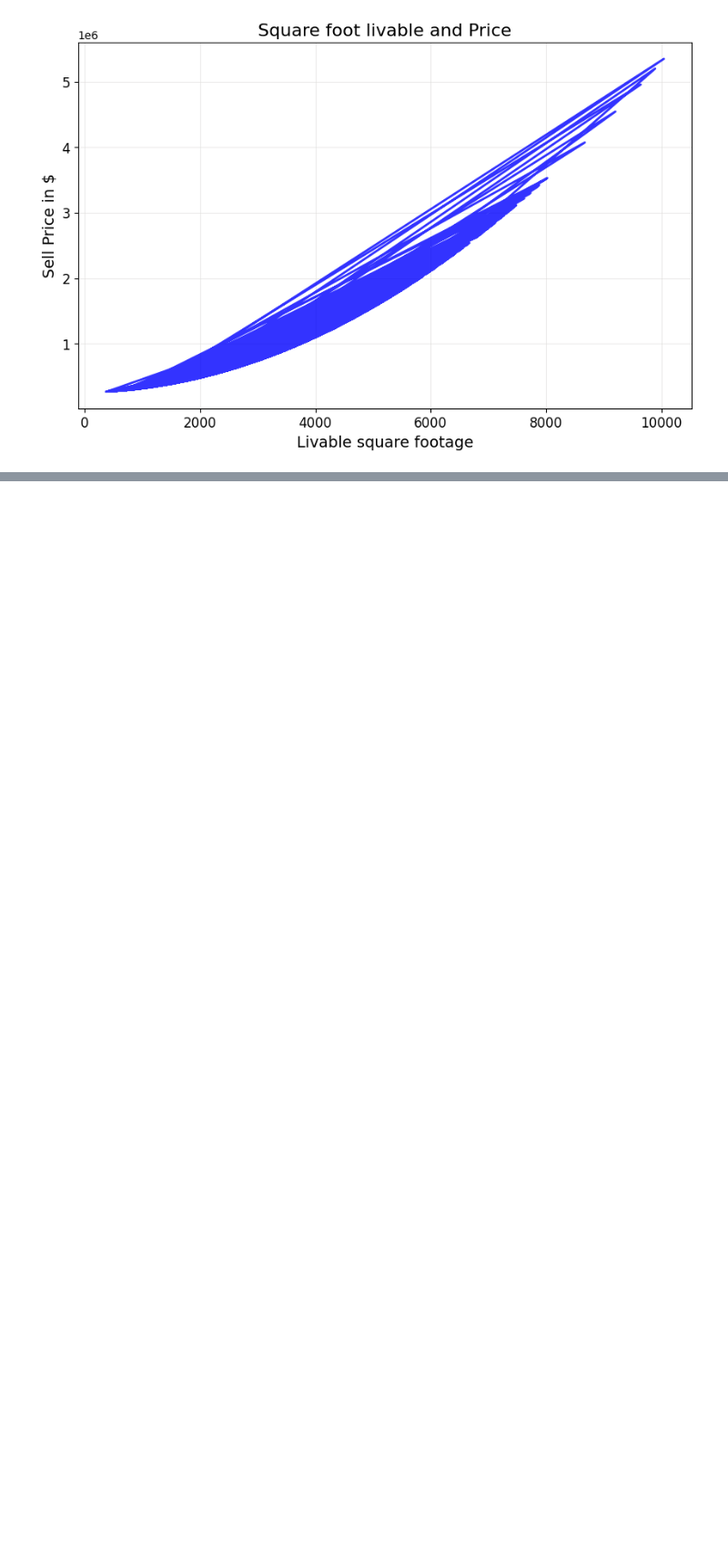
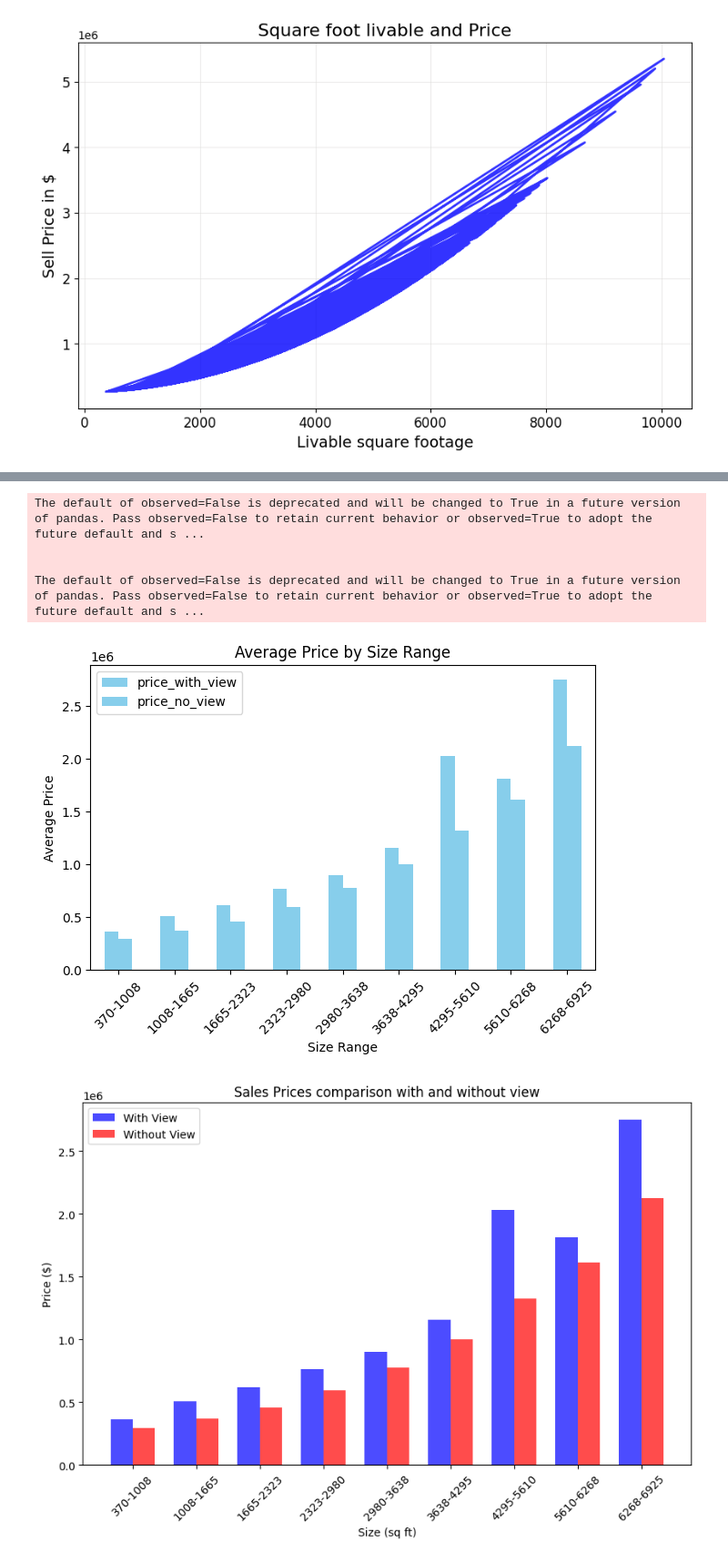
Before and after one commit to BasaJess/250213_DS_EDA_Project, a Jupyter notebook: 3_EDA_Excercise.ipynb, the cells around one changed output, grey strips where cells are left out. Shown at 91% size. Saved outputs shown, nothing was run; the diff lists cells and outputs as text; code cells hidden in the pictures; blank space fills up the shorter version.

```diff
--- a/3_EDA_Excercise.ipynb
+++ b/3_EDA_Excercise.ipynb
@@ -217,0 +219,63 @@ fig.show()
+# %%
+# Bar graph comparing views and Price
+# for the same sqft if the house has view, it increases its value
+#need two df one with views another without and price
+df_with_view = df[df['view'] == 1.0]
+df_with_noview = df[df['view'] == 0.0]
+df_with_view = df_with_view[['sqft_living','price']]
+df_with_noview = df_with_noview[['sqft_living','price']]
+#find corr
+    #define size ranges
+#df_views['sqft_living'].min() # 370 sqft
+#df_views['sqft_living'].max() # 13540 sqft
+bins = [370,1008,1665,2323,2980,3638,4295,5610,6268,6925]
+labels = ['370-1008','1008-1665','1665-2323','2323-2980','2980-3638','3638-4295','4295-5610','5610-6268','6268-6925']
+# assign size ranges to data
+df_with_view['size_range'] = pd.cut(df_with_view['sqft_living'], bins=bins, labels=labels, right=True)
+df_with_noview['size_range'] = pd.cut(df_with_noview['sqft_living'], bins=bins, labels=labels, right=True)
+# group by size and calculate average price
+avg_price_view = df_with_view.groupby('size_range')['price'].mean()
+avg_price_noview = df_with_noview.groupby('size_range')['price'].mean()
+avg_price = pd.concat([avg_price_view,avg_price_noview],axis=1)
+avg_price = avg_price.dropna()
+avg_price.columns = ['price_with_view','price_no_view']
+#make bar plot
+avg_price.plot(kind='bar', color='skyblue')
+plt.xlabel('Size Range')
+plt.ylabel('Average Price')
+plt.title('Average Price by Size Range')
+plt.xticks(rotation=45)
+plt.tight_layout()
+plt.show()
+#create graph for presentation
+# Set the figure size and background
+avg_price.reset_index(inplace=True)
+plt.figure(figsize=(10, 6), facecolor='none')
+# Set the positions and width for the bars
+bar_width = 0.35
+index = np.arange(len(avg_price))
+# Plot bars
+plt.bar(index, avg_price['price_with_view'], bar_width, label='With View', color='b', alpha=0.7)
+plt.bar(index + bar_width, avg_price['price_no_view'], bar_width, label='Without View', color='r', alpha=0.7)
+# Add labels and title
+plt.xlabel('Size (sq ft)')
+plt.ylabel('Price ($)')
+plt.title('Sales Prices comparison with and without view')
+plt.xticks(index + bar_width / 2  , avg_price['size_range'])
+plt.xticks(rotation=45)
+plt.legend()
+# Remove the background patch to make it transparent
+ax = plt.gca()
+ax.patch.set_alpha(0)
+# Save the plot with a transparent background
+plt.savefig('data/view_noview.png', transparent=True)
+
+# Show the plot
+###plt.show()
+# %% [output]
+The default of observed=False is deprecated and will be changed to True in a future version of pandas. Pass observed=False to retain current behavior or observed=True to adopt the future default and s ...
+
+
+The default of observed=False is deprecated and will be changed to True in a future version of pandas. Pass observed=False to retain current behavior or observed=True to adopt the future default and s ...
+[figure, added]
+[figure, added]
```
Also changed, not shown: parts of 6 cells of this notebook, 4 other files.
